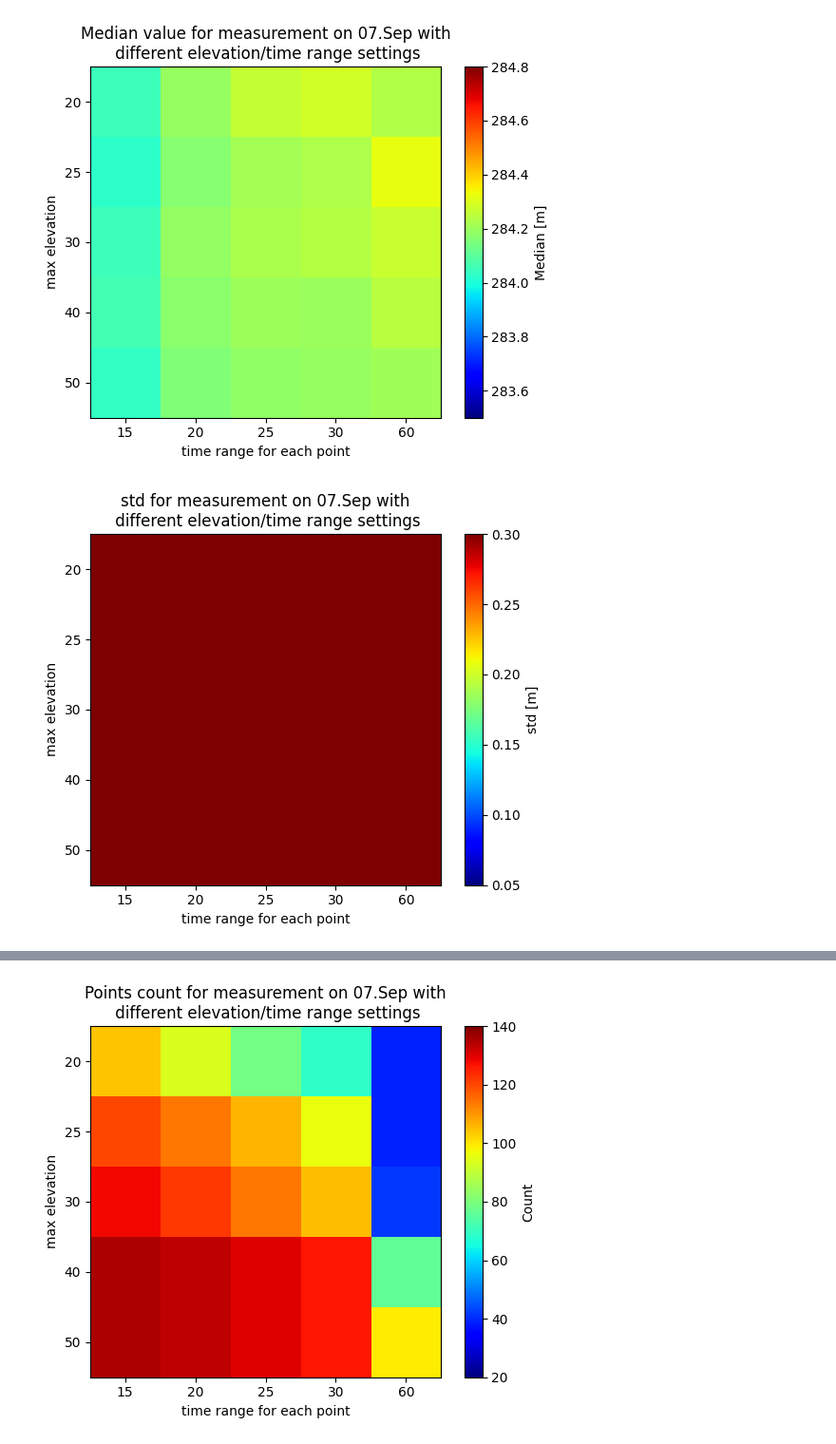
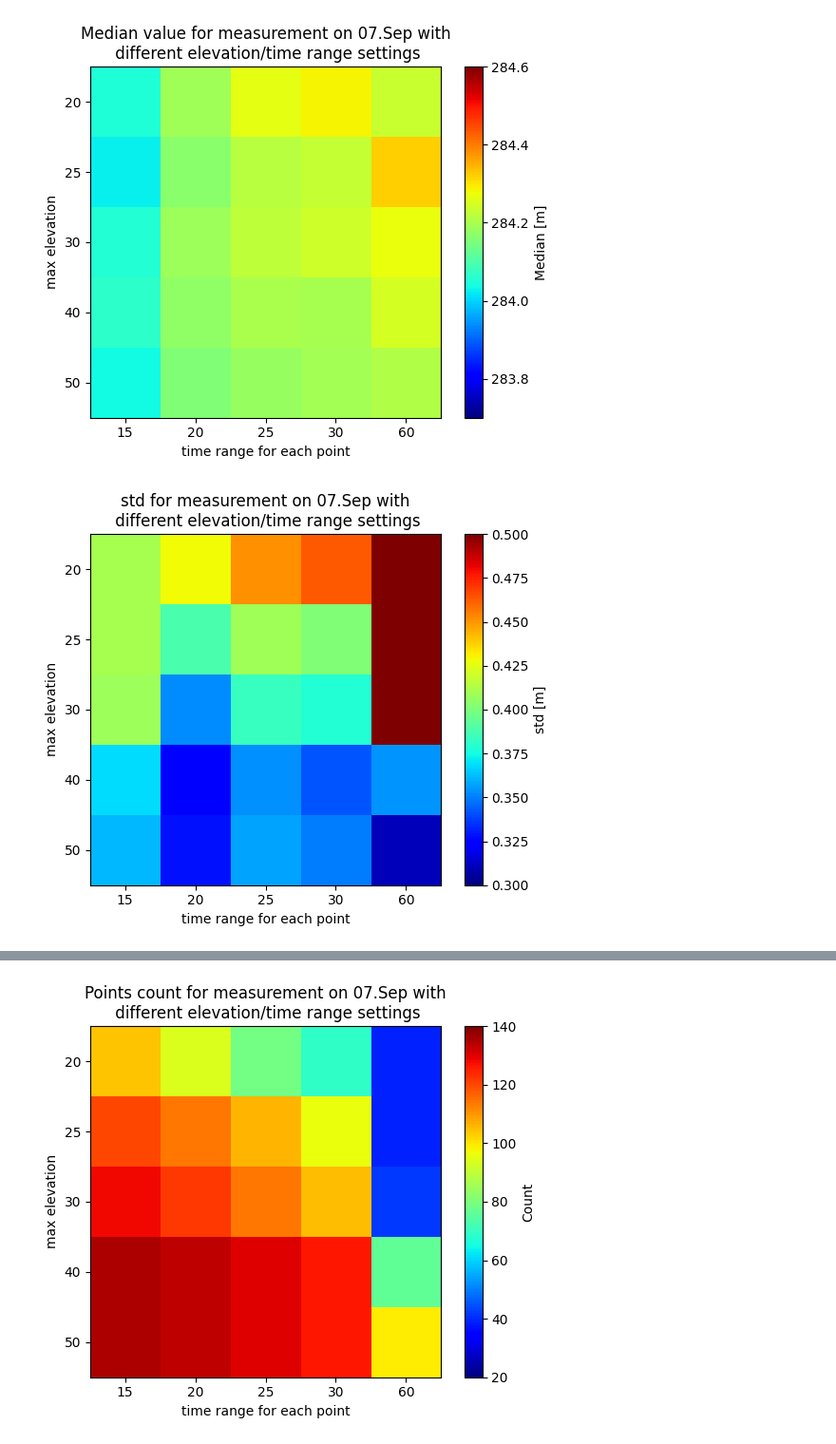
Before and after one commit to ziqing97/gnss_ir_analyze, a Jupyter notebook: src/analyze_accuracy.ipynb, the cells around one changed output, grey strips where cells are left out. Shown at 95% size. Saved outputs shown, nothing was run; the diff lists cells and outputs as text; code cells hidden in the pictures.

```diff
--- a/src/analyze_accuracy.ipynb
+++ b/src/analyze_accuracy.ipynb
@@ -96,6 +96,6 @@ fig.savefig('picture/median09072.png')
 # %%
 fig,ax = plt.subplots()
-im = ax.imshow(ante_h_0811['3']-median_0907['data'][1],cmap='jet',vmax=284.8,vmin=283.5)
+im = ax.imshow(ante_h_0811['3']-median_0907['data'][1],cmap='jet',vmax=284.6,vmin=283.7)
 ax.set_xticklabels(median_0907['x_tick'])
 ax.set_yticklabels(median_0907['y_tick'])
 ax.set_ylabel('max elevation')
@@ -106,20 +106,20 @@ cbar =fig.colorbar(im)
 cbar.set_label('Median [m]')
 fig.savefig('picture/median09073.png')
 # %% [output]
-[figure, old version]
+[figure, new version]
 # %%
 fig,ax = plt.subplots()
-im = ax.imshow(std_0907['data'][0],cmap='jet',vmax=std_max,vmin=std_min)
+im = ax.imshow(std_0907['data'][0],cmap='jet',vmax=0.5,vmin=0.3)
 ax.set_xticklabels(std_0907['x_tick'])
 ax.set_yticklabels(std_0907['y_tick'])
 ax.set_ylabel('max elevation')
 ax.set_xlabel('time range for each point')
 ax.set_title('std for measurement on 07.Sep with\n different elevation/time range settings')
 
 cbar =fig.colorbar(im)
 cbar.set_label('std [m]')
 fig.savefig('picture/std09072.png')
 # %% [output]
-[figure, old version]
+[figure, new version]
 # %%
 fig,ax = plt.subplots()
```
Also changed, not shown: parts of 10 cells of this notebook, 1 other file.
